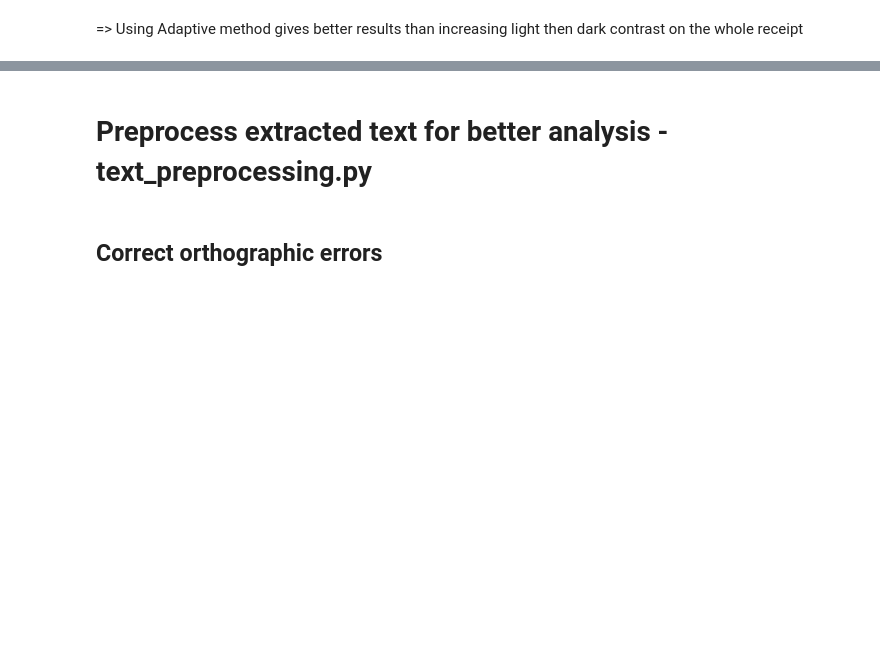
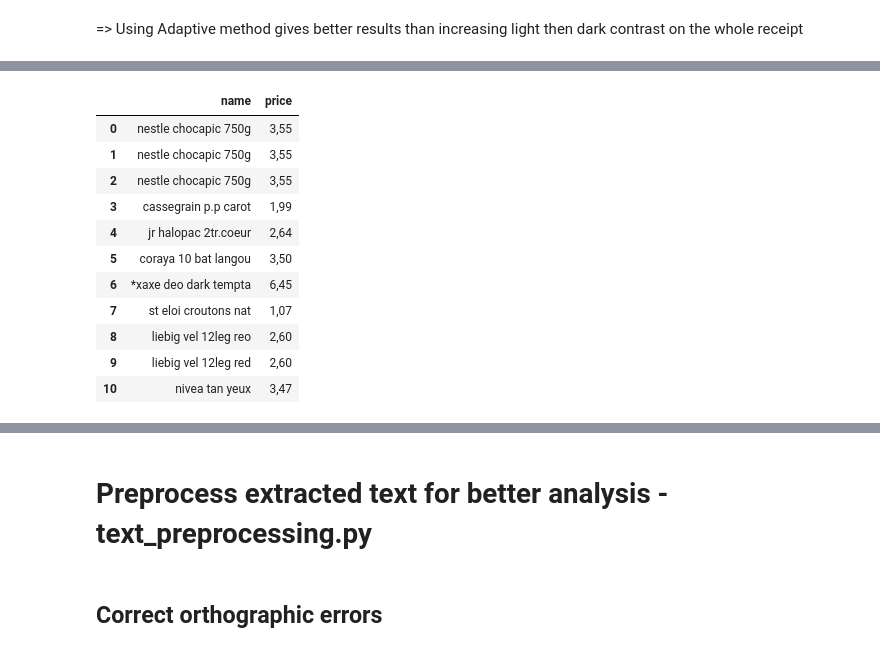
Before and after one commit to Da-Lan/receipt-analyzer, a Jupyter notebook: NB-detection.ipynb, the cells around one changed output, grey strips where cells are left out. Cells and saved outputs as stored; diff of their text form; code cells hidden in the pictures; blank space fills up the shorter version.

```diff
--- a/NB-detection.ipynb
+++ b/NB-detection.ipynb
@@ -193,0 +261,5 @@ TOTAL TVA 32,01 2,96 34,97
+# %%
+matches_elag = [x for x in matches[:after_end_id] if x is not None]
+# %%
+products_lines = [x[0] for x in matches_elag]
+products_lines
@@ -193,0 +278,8 @@ TOTAL TVA 32,01 2,96 34,97
+# %%
+products_dict = []
+
+for l in products_lines:
+    key_val = l.rsplit(" ", 1)
+    products_dict.append(key_val)
+
+products_dict
@@ -193,0 +298,19 @@ TOTAL TVA 32,01 2,96 34,97
+# %%
+products_dict_t = list(map(list, zip(*products_dict)))
+# %%
+df = pd.DataFrame({"name": products_dict_t[0],
+                   "price": products_dict_t[1]})
+df
+# %% [output]
+|  | name | price |
+| 0 | nestle chocapic 750g | 3,55 |
+| 1 | nestle chocapic 750g | 3,55 |
+| 2 | nestle chocapic 750g | 3,55 |
+| 3 | cassegrain p.p carot | 1,99 |
+| 4 | jr halopac 2tr.coeur | 2,64 |
+| 5 | coraya 10 bat langou | 3,50 |
+| 6 | *xaxe deo dark tempta | 6,45 |
+| 7 | st eloi croutons nat | 1,07 |
+| 8 | liebig vel 12leg reo | 2,60 |
+| 9 | liebig vel 12leg red | 2,60 |
+| 10 | nivea tan yeux | 3,47 |
```
Also changed, not shown: parts of 14 cells of this notebook.
